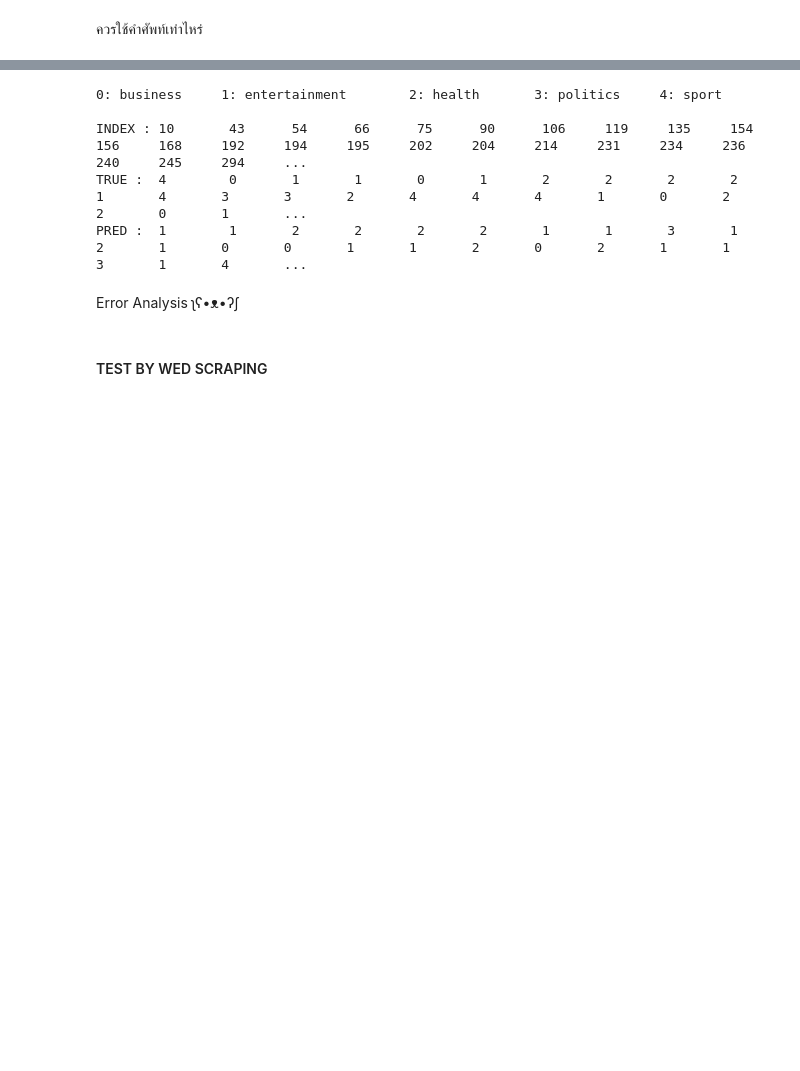
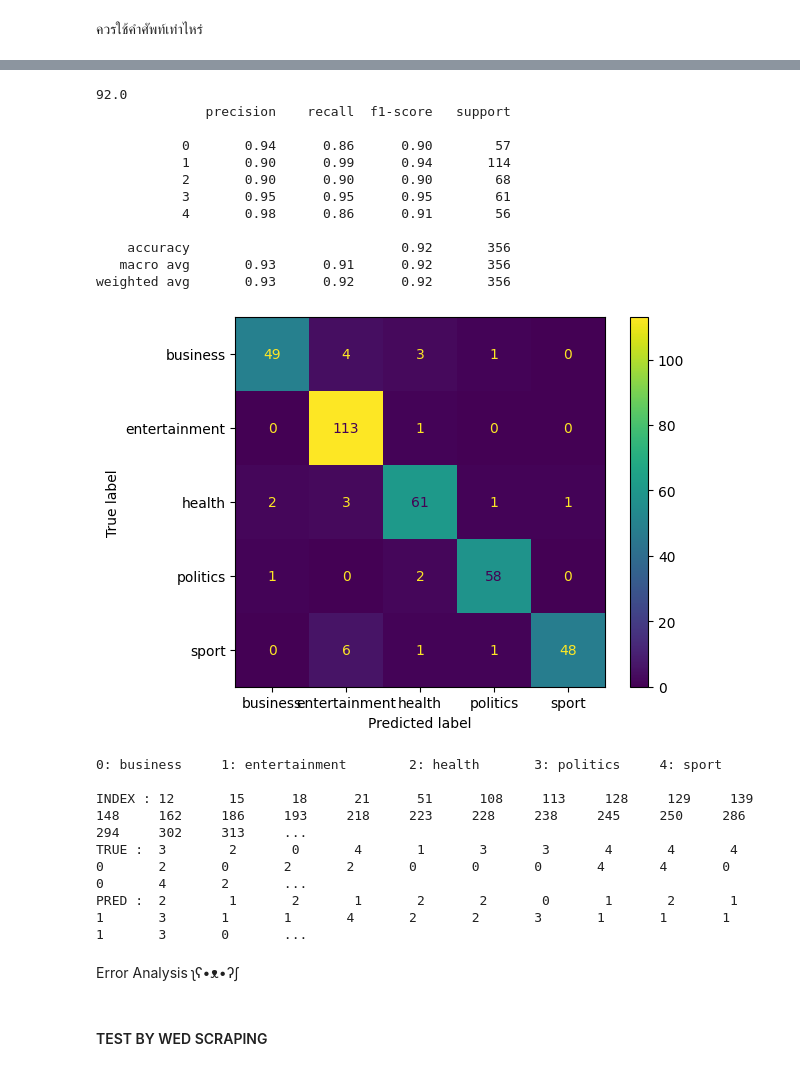
Before and after one commit to Raum27/nlp_project, a Jupyter notebook: Untitled.ipynb, the cells around one changed output, grey strips where cells are left out. Drawn from its saved outputs; the diff is of its cells as text; code cells hidden in the pictures; blank space fills up the shorter version.

```diff
--- a/Untitled.ipynb
+++ b/Untitled.ipynb
@@ -195,7 +214,7 @@ def Evaluation(y_test,yhat,model=None):
     print(accuracy_score(y_test,yhat).round(2)*100)
     print(classification_report(y_test,yhat))
     cm = confusion_matrix(y_test, yhat)
-    disp = ConfusionMatrixDisplay(confusion_matrix=cm,display_labels=np.unique(new_df['Category']))
+    disp = ConfusionMatrixDisplay(confusion_matrix=cm,display_labels=np.unique(unix['Category']))
     disp.plot()
     plt.show()
     print()
@@ -220,14 +239,27 @@ def Find_index(y_true,y_pre):
         print(i,end="\t ")
     print()
 # %%
-# Evaluation(y_test,yhat,model)
-Find_index(y_test,yhat)
+ Evaluation(y_test,yhat,model)
+ Find_index(y_test,yhat)
 # %% [output]
-0: business     1: entertainment        2: health       3: politics     4: sport
+92.0
+              precision    recall  f1-score   support
 
-INDEX : 10       43      54      66      75      90      106     119     135     154     156     168     192     194     195     202     204     214     231     234     236     240     245     294     ...
-TRUE :  4        0       1       1       0       1       2       2       2       2       1       4       3       3       2       4       4       4       1       0       2       2       0       1       ...
-PRED :  1        1       2       2       2       2       1       1       3       1       2       1       0       0       1       1       2       0       2       1       1       3       1       4       ...
+           0       0.94      0.86      0.90        57
+           1       0.90      0.99      0.94       114
+           2       0.90      0.90      0.90        68
+           3       0.95      0.95      0.95        61
+           4       0.98      0.86      0.91        56
+
+    accuracy                           0.92       356
+   macro avg       0.93      0.91      0.92       356
+weighted avg       0.93      0.92      0.92       356
+[figure, added]
+0: business     1: entertainment        2: health       3: politics     4: sport
+
+INDEX : 12       15      18      21      51      108     113     128     129     139     148     162     186     193     218     223     228     238     245     250     286     294     302     313     ...
+TRUE :  3        2       0       4       1       3       3       4       4       4       0       2       0       2       2       0       0       0       4       4       0       0       4       2       ...
+PRED :  2        1       2       1       2       2       0       1       2       1       1       3       1       1       4       2       2       3       1       1       1       1       3       0       ...
 # %% [markdown]
 Error Analysis      ʅʕ•ᴥ•ʔʃ
 # %% [markdown]
```
Also changed, not shown: parts of 28 cells of this notebook, 1 other file.
